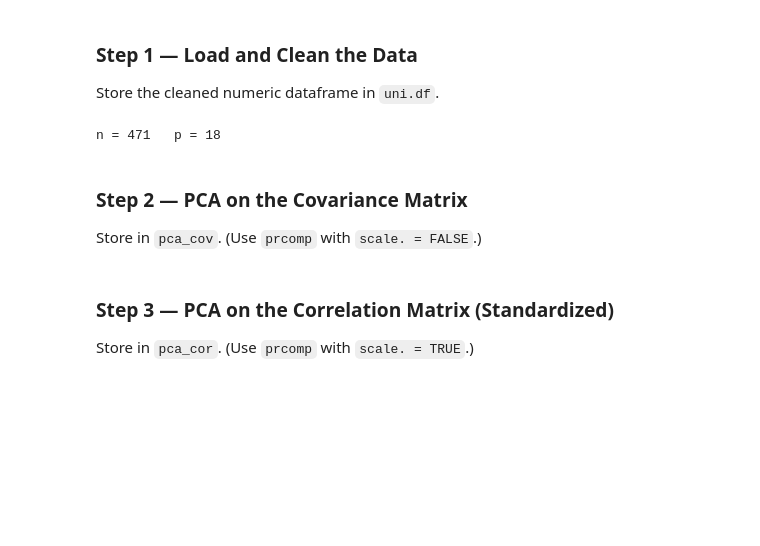
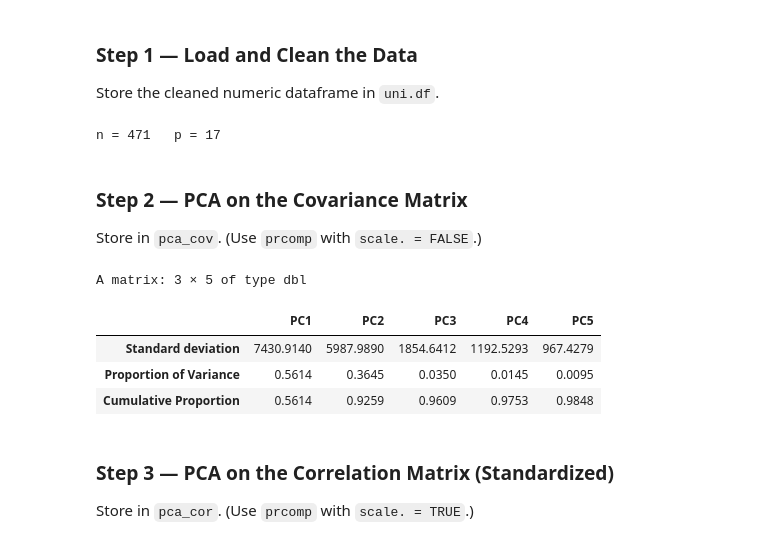
Before and after one commit to Alex-Weis4/Laughing-parakeet, a Jupyter notebook: Homework/Weis_Alexander_Final.ipynb, the cells around one changed output. Drawn from its saved outputs; the diff is of its cells as text; code cells hidden in the pictures; blank space fills up the shorter version.

```diff
--- a/Homework/Weis_Alexander_Final.ipynb
+++ b/Homework/Weis_Alexander_Final.ipynb
@@ -378,21 +378,27 @@ Store the cleaned numeric dataframe in `uni.df`.
 uni.df <- mlba::Universities %>%
   select(-College.Name, -State) %>%
   select(where(is.numeric)) %>%
+  select(-starts_with("Public")) %>%
   na.omit()
 
 cat("n =", nrow(uni.df), "  p =", ncol(uni.df), "\n")
 # %% [output]
-n = 471   p = 18
+n = 471   p = 17
 # %% [markdown]
 ### Step 2 — PCA on the Covariance Matrix
 
 Store in `pca_cov`. (Use `prcomp` with `scale. = FALSE`.)
 # %%
-# YOUR CODE HERE — delete this comment when you add your code
 # Required object: pca_cov
 
-pca_cov <- NULL    # replace NULL with your code
+pca_cov <- prcomp(uni.df, scale. = FALSE)    # replace NULL with your code
 round(summary(pca_cov)$importance[, 1:5], 4)
+# %% [output]
+A matrix: 3 × 5 of type dbl
+|  | PC1 | PC2 | PC3 | PC4 | PC5 |
+| Standard deviation | 7430.9140 | 5987.9890 | 1854.6412 | 1192.5293 | 967.4279 |
+| Proportion of Variance | 0.5614 | 0.3645 | 0.0350 | 0.0145 | 0.0095 |
+| Cumulative Proportion | 0.5614 | 0.9259 | 0.9609 | 0.9753 | 0.9848 |
 # %% [markdown]
 ### Step 3 — PCA on the Correlation Matrix (Standardized)
 
```
Also changed, not shown: parts of 4 cells of this notebook.
